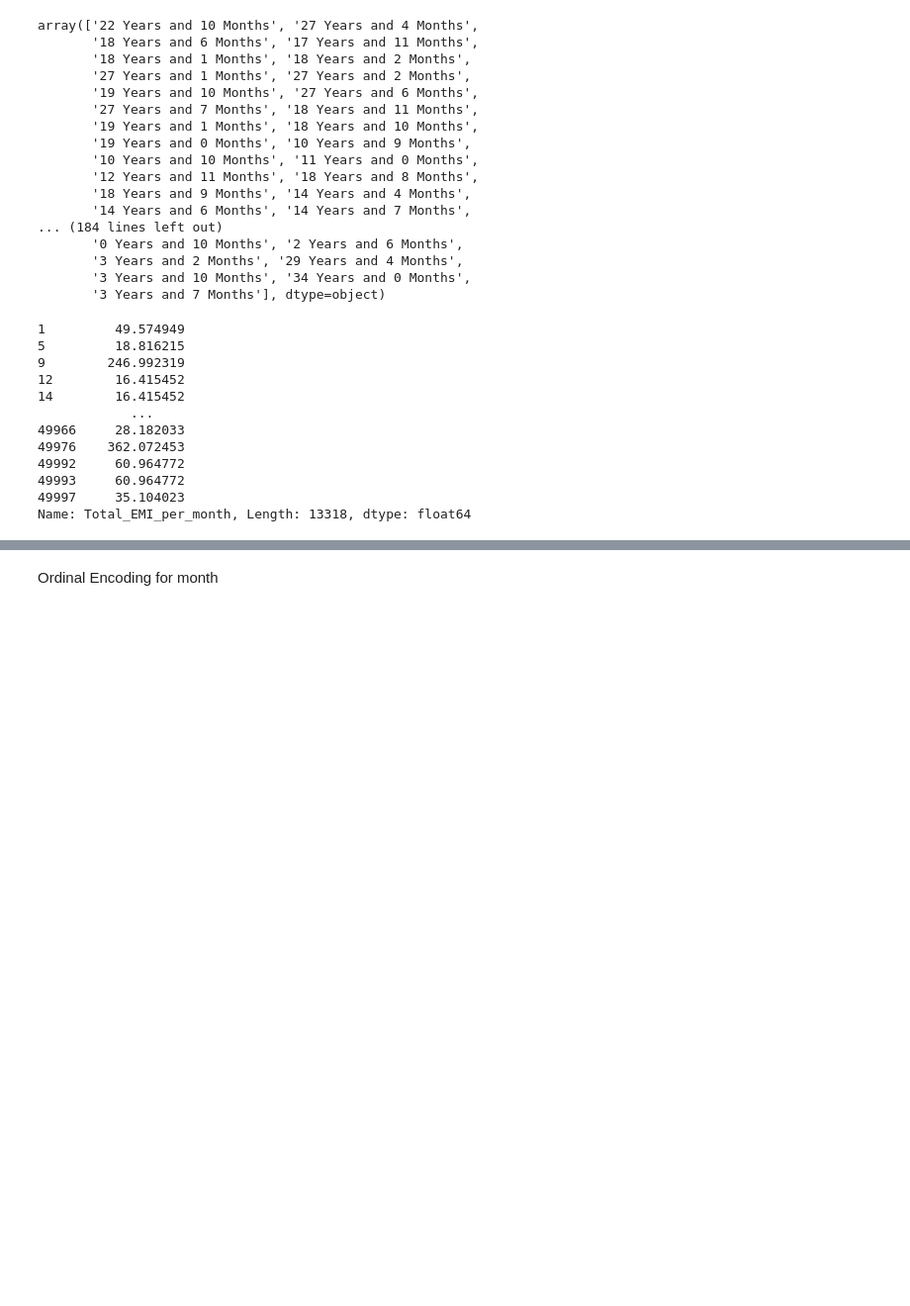
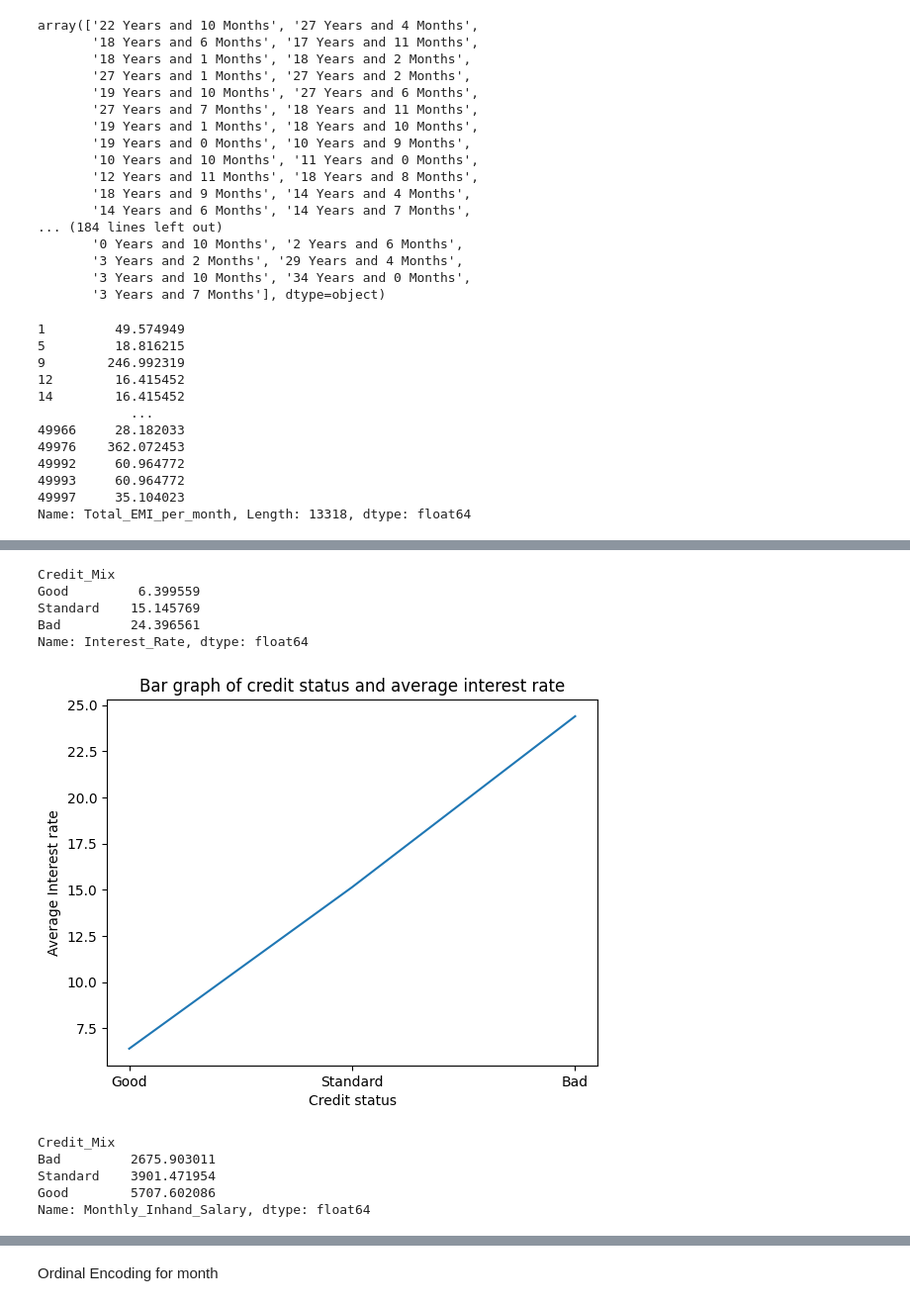
Before and after one commit to Anson369/Credit-card-status-prediction, a Jupyter notebook: credit_score.ipynb, the cells around one changed output, grey strips where cells are left out. Shown: that part at 99% size. Saved outputs shown, nothing was run; the diff lists cells and outputs as text; code cells hidden in the pictures; blank space fills up the shorter version.

```diff
--- a/credit_score.ipynb
+++ b/credit_score.ipynb
@@ -189,0 +234,26 @@ df=df[df['Monthly_Balance']>0] # removing negative values
+# %%
+z=df1.groupby(['Credit_Mix'])['Interest_Rate'].mean().sort_values()
+z
+# %% [output]
+Credit_Mix
+Good         6.399559
+Standard    15.145769
+Bad         24.396561
+Name: Interest_Rate, dtype: float64
+# %%
+plt.plot(z)
+plt.xlabel('Credit status')
+plt.ylabel('Average Interest rate')
+plt.title('Bar graph of credit status and average interest rate')
+plt.show()
+# %% [output]
+[figure, added]
+# %%
+z=df1.groupby('Credit_Mix')['Monthly_Inhand_Salary'].mean().sort_values()
+z
+# %% [output]
+Credit_Mix
+Bad         2675.903011
+Standard    3901.471954
+Good        5707.602086
+Name: Monthly_Inhand_Salary, dtype: float64
```
Also changed, not shown: parts of 24 cells of this notebook, 1 other file.
